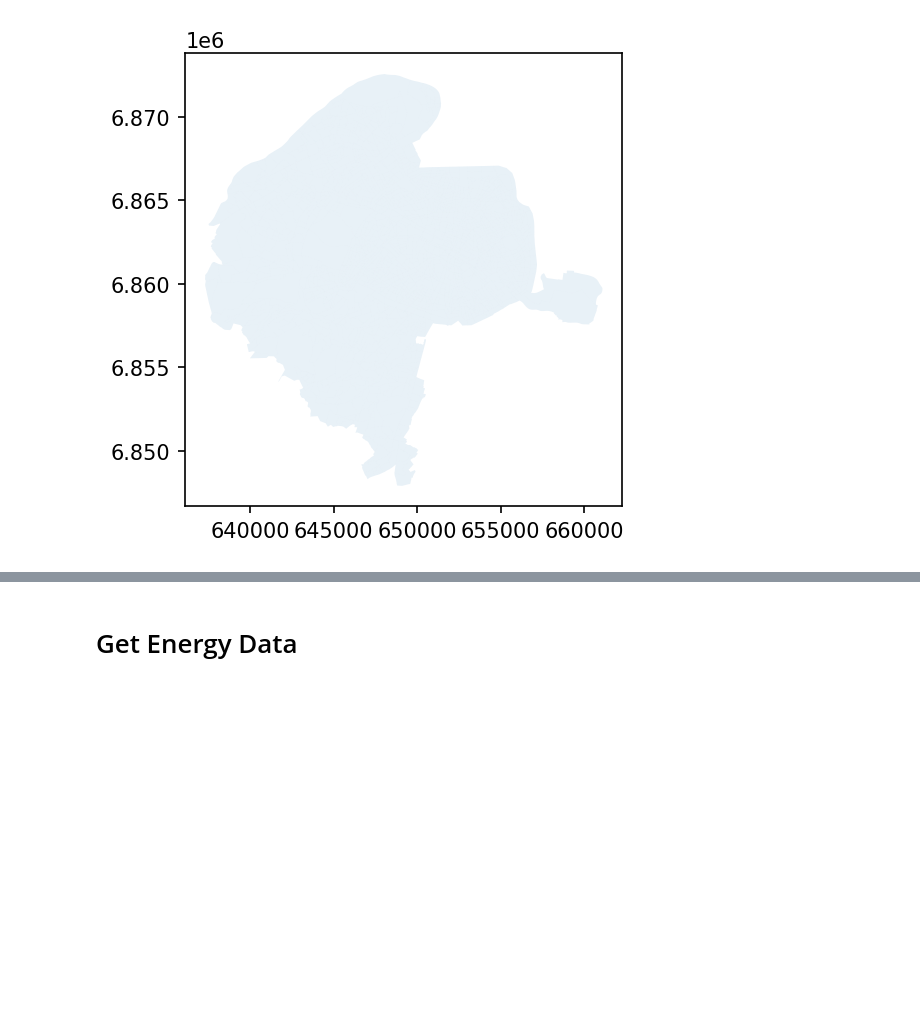
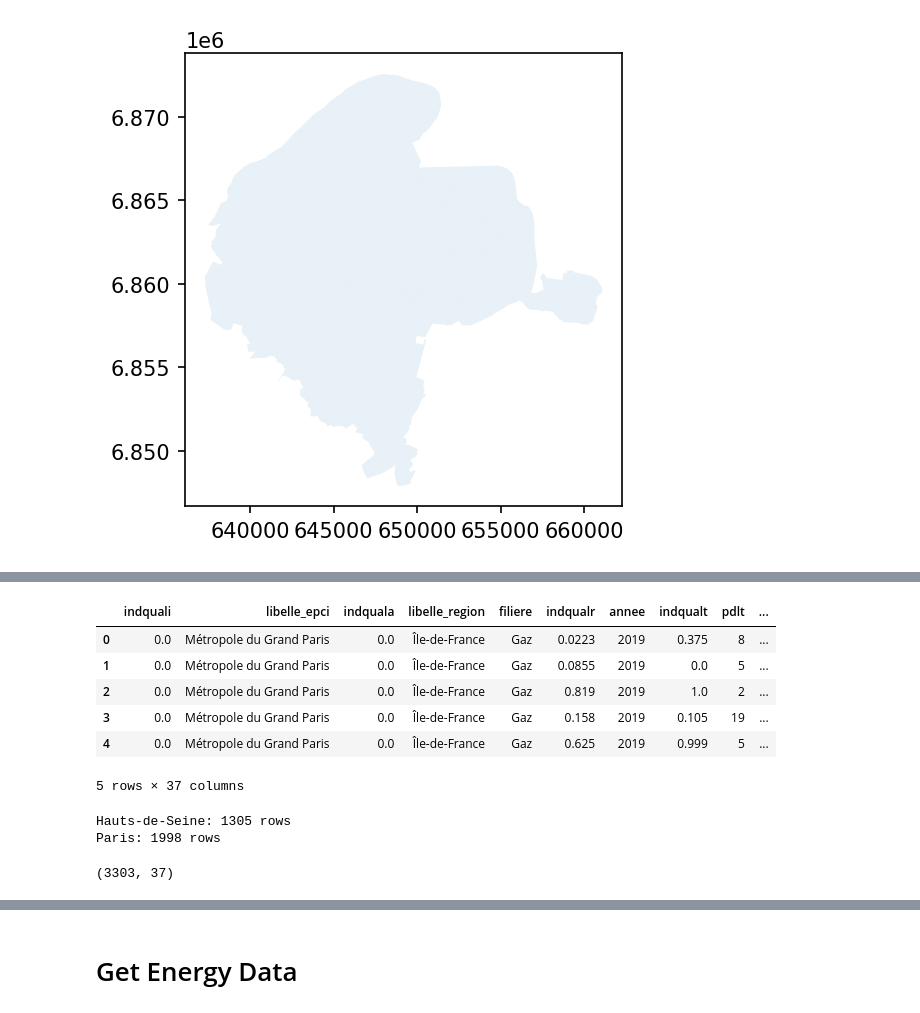
Before and after one commit to victorsette/Bldgs_France, a Jupyter notebook: France - Energy per building.ipynb, the cells around one changed output, grey strips where cells are left out. Drawn from its saved outputs; the diff is of its cells as text; code cells hidden in the pictures; blank space fills up the shorter version.

```diff
--- a/France - Energy per building.ipynb
+++ b/France - Energy per building.ipynb
@@ -39,0 +65,26 @@ iris_shp.plot(ax=ax, alpha = 0.1)
+# %%
+# a) Department Code = 92 (Hauts-de-Seine) and Year = 2019
+url = 'https://opendata.agenceore.fr/api/records/1.0/search/?dataset=conso-elec-gaz-annuelle-par-secteur-dactivite-agregee-iris&q=&rows=5000&facet=operateur&facet=annee&facet=filiere&facet=libelle_commune&facet=code_departement&facet=libelle_region&refine.annee=2019&refine.code_departement=92'
+response = requests.get(url)
+
+nrg02_api = pd.DataFrame(parse_api_response(response)).T
+nrg02_api.head()
+# %% [output]
+|  | indquali | libelle_epci | indquala | libelle_region | filiere | indqualr | annee | indqualt | pdlt | ... |
+| 0 | 0.0 | Métropole du Grand Paris | 0.0 | Île-de-France | Gaz | 0.0223 | 2019 | 0.375 | 8 | ... |
+| 1 | 0.0 | Métropole du Grand Paris | 0.0 | Île-de-France | Gaz | 0.0855 | 2019 | 0.0 | 5 | ... |
+| 2 | 0.0 | Métropole du Grand Paris | 0.0 | Île-de-France | Gaz | 0.819 | 2019 | 1.0 | 2 | ... |
+| 3 | 0.0 | Métropole du Grand Paris | 0.0 | Île-de-France | Gaz | 0.158 | 2019 | 0.105 | 19 | ... |
+| 4 | 0.0 | Métropole du Grand Paris | 0.0 | Île-de-France | Gaz | 0.625 | 2019 | 0.999 | 5 | ... |
+5 rows × 37 columns
+# %%
+print("Hauts-de-Seine: {} rows".format(len(nrg02_api)))
+print("Paris: {} rows".format(len(nrg01_api)))
+# %% [output]
+Hauts-de-Seine: 1305 rows
+Paris: 1998 rows
+# %%
+nrg_api = nrg01_api.append(nrg02_api)
+nrg_api.shape
+# %% [output]
+(3303, 37)
```
Also changed, not shown: parts of 7 cells of this notebook.
